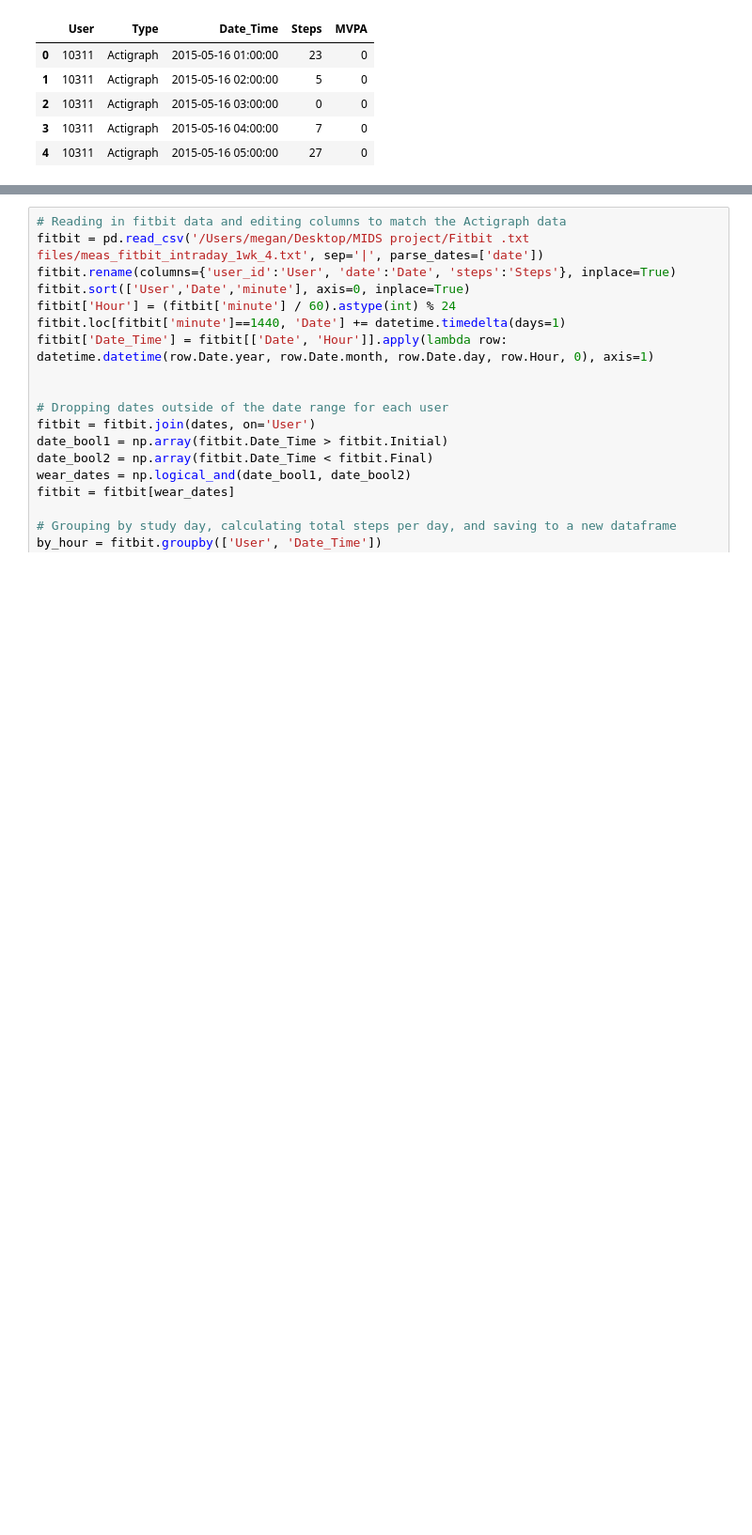
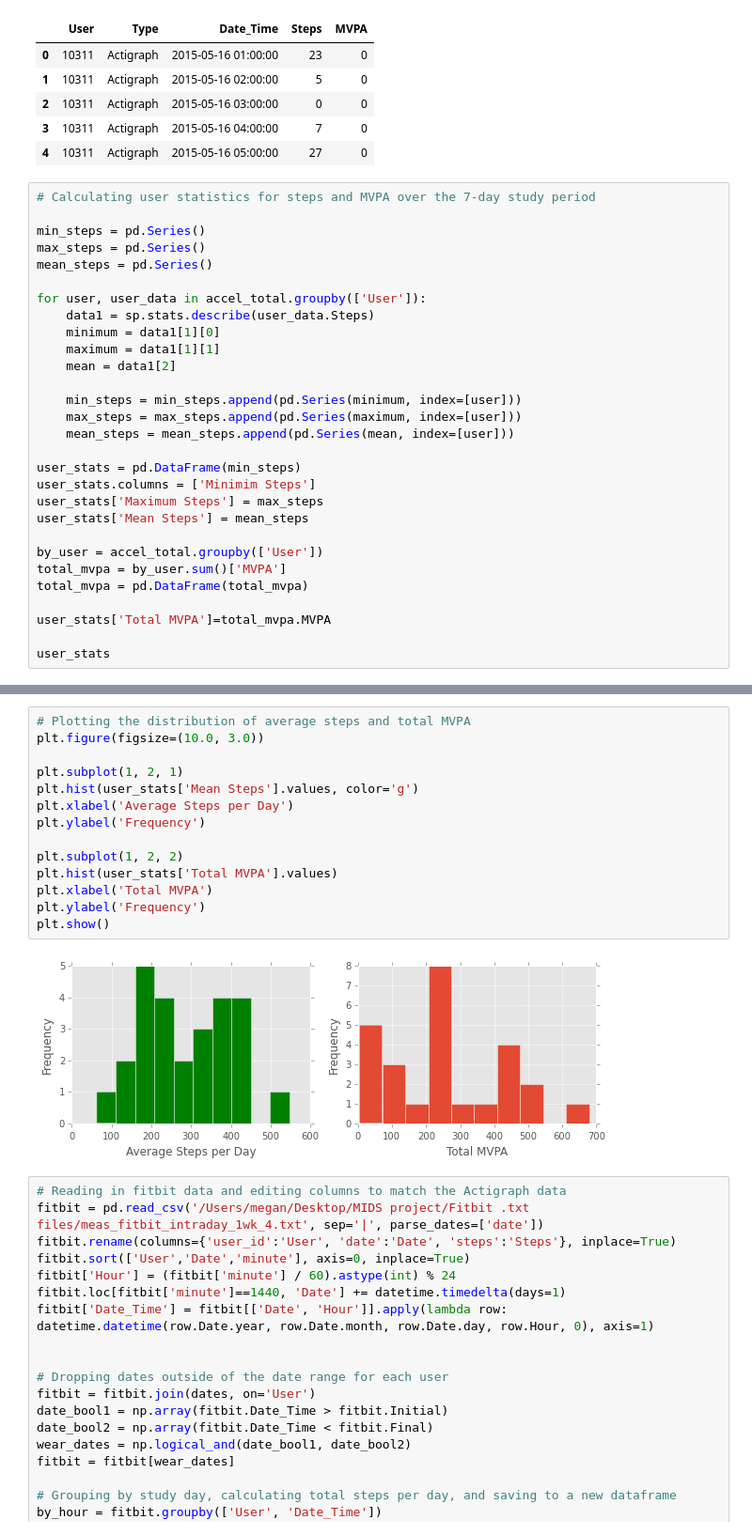
Before and after one commit to mpera/MIDS, a Jupyter notebook: MIDS .ipynb, the cells around one changed output, grey strips where cells are left out. Shown at 94% size. Cells and saved outputs as stored; diff of their text form; blank space fills up the shorter version.

Commit message:
Adding descriptive statistics and more charts

```diff
--- a/MIDS .ipynb
+++ b/MIDS .ipynb
@@ -69,3 +69,32 @@ accel_total.head()
 | 2 | 10311 | Actigraph | 2015-05-16 03:00:00 | 0 | 0 |
 | 3 | 10311 | Actigraph | 2015-05-16 04:00:00 | 7 | 0 |
 | 4 | 10311 | Actigraph | 2015-05-16 05:00:00 | 27 | 0 |
+# %%
+# Calculating user statistics for steps and MVPA over the 7-day study period
+
+min_steps = pd.Series()
+max_steps = pd.Series()
+mean_steps = pd.Series()
+
+for user, user_data in accel_total.groupby(['User']):
+    data1 = sp.stats.describe(user_data.Steps)
+    minimum = data1[1][0]
+    maximum = data1[1][1]
+    mean = data1[2]
+
+    min_steps = min_steps.append(pd.Series(minimum, index=[user]))
+    max_steps = max_steps.append(pd.Series(maximum, index=[user]))
+    mean_steps = mean_steps.append(pd.Series(mean, index=[user]))
+
+user_stats = pd.DataFrame(min_steps)
+user_stats.columns = ['Minimim Steps']
+user_stats['Maximum Steps'] = max_steps
+user_stats['Mean Steps'] = mean_steps
+
+by_user = accel_total.groupby(['User'])
+total_mvpa = by_user.sum()['MVPA']
+total_mvpa = pd.DataFrame(total_mvpa)
+
+user_stats['Total MVPA']=total_mvpa.MVPA
+
+user_stats
@@ -72,3 +119,19 @@ accel_total.head()
+# %%
+# Plotting the distribution of average steps and total MVPA
+plt.figure(figsize=(10.0, 3.0))
+
+plt.subplot(1, 2, 1)
+plt.hist(user_stats['Mean Steps'].values, color='g')
+plt.xlabel('Average Steps per Day')
+plt.ylabel('Frequency')
+
+plt.subplot(1, 2, 2)
+plt.hist(user_stats['Total MVPA'].values)
+plt.xlabel('Total MVPA')
+plt.ylabel('Frequency')
+plt.show()
+# %% [output]
+[figure, added]
 # %%
 # Reading in fitbit data and editing columns to match the Actigraph data
 fitbit = pd.read_csv('/Users/megan/Desktop/MIDS project/Fitbit .txt files/meas_fitbit_intraday_1wk_4.txt', sep='|', parse_dates=['date'])
```
Also changed, not shown: parts of 7 cells of this notebook.
